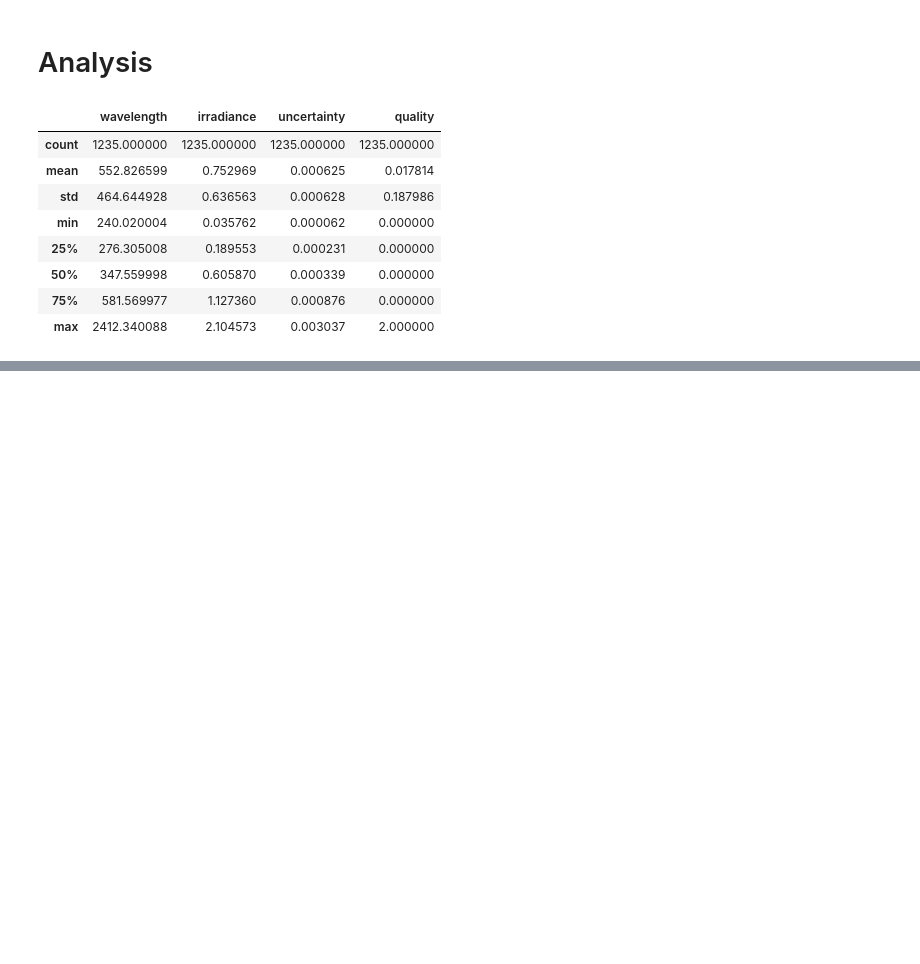
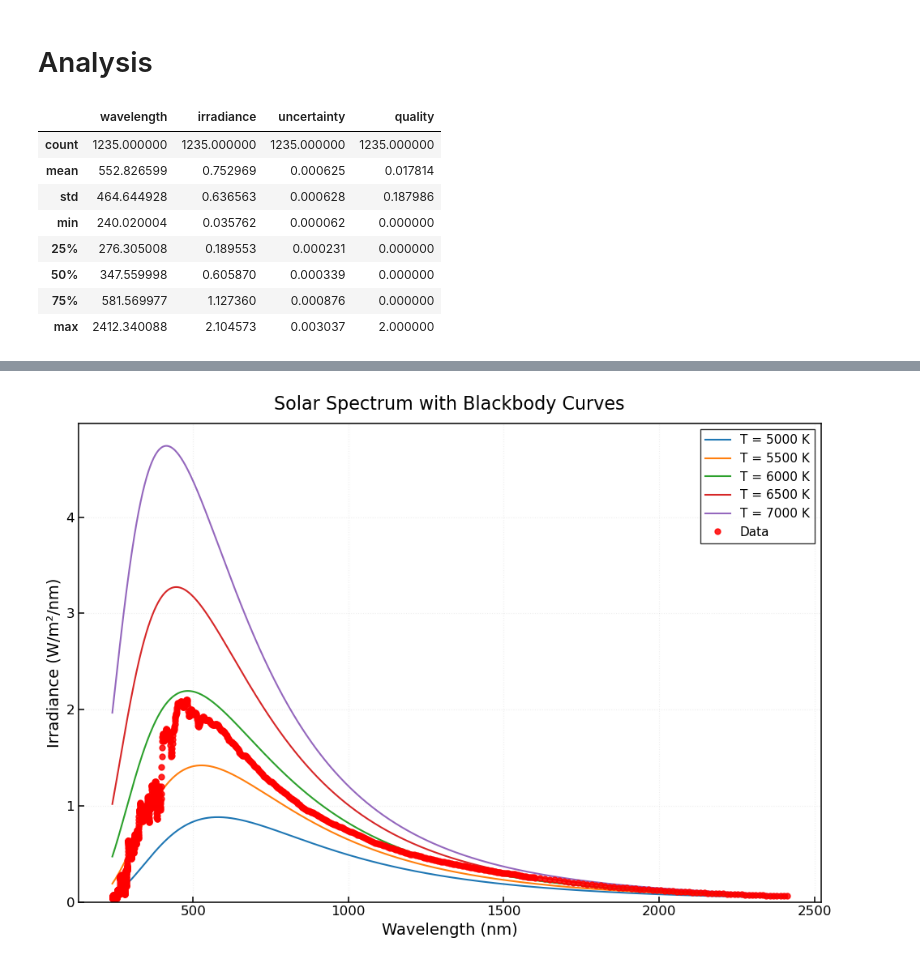
Before and after one commit to thomatrixting/Solar_espectrum_analisis, a Jupyter notebook: analysis.ipynb, the cells around one changed output, grey strips where cells are left out. Drawn from its saved outputs; the diff is of its cells as text; code cells hidden in the pictures; blank space fills up the shorter version.

Commit message:
edited jsoc for especif reference, finins analisis as the teacher ask ussing a graphic aproach obtaininga a temperature of 5850 Kgiving acceptable results

```diff
--- a/analysis.ipynb
+++ b/analysis.ipynb
@@ -342,30 +342,3 @@ data.describe()
 | 50% | 347.559998 | 0.605870 | 0.000339 | 0.000000 |
 | 75% | 581.569977 | 1.127360 | 0.000876 | 0.000000 |
 | max | 2412.340088 | 2.104573 | 0.003037 | 2.000000 |
-# %%
-import numpy as np
-import matplotlib.pyplot as plt
-
-from astropy.modeling.models import BlackBody
-import astropy.units as u
-from astropy.visualization import quantity_support
-
-# temperature of the Sun
-T = 5778 * u.K
-
-# create model
-bb = BlackBody(temperature=T)
-
-# wavelength grid
-wavelength = np.linspace(100, 3000, 1000) * u.nm
-
-# evaluate Planck function
-flux = bb(wavelength)
-
-# plot
-with quantity_support():
-    plt.plot(wavelength, flux)
-    plt.xlabel("Wavelength")
-    plt.ylabel("Spectral Radiance")
-    plt.title("Planck Curve (T = 5778 K)")
-    plt.show()
@@ -392,0 +565,15 @@ R²:                    0.854846
+# %%
+fig_1 = blackbody_plot_with_temps(
+    dfs=[data],
+    x_col='wavelength',
+    y_col='irradiance',
+    temp_params=[5000, 7000, 5],
+    yerr=None,
+    xlabel="Wavelength (nm)",
+    ylabel="Irradiance (W/m²/nm)",
+    title='Solar Spectrum with Blackbody Curves',
+    labels=['Data'],
+    colors=['red'],
+);
+# %% [output]
+[figure, added]
```
Also changed, not shown: parts of 8 cells of this notebook, 1 other file.
